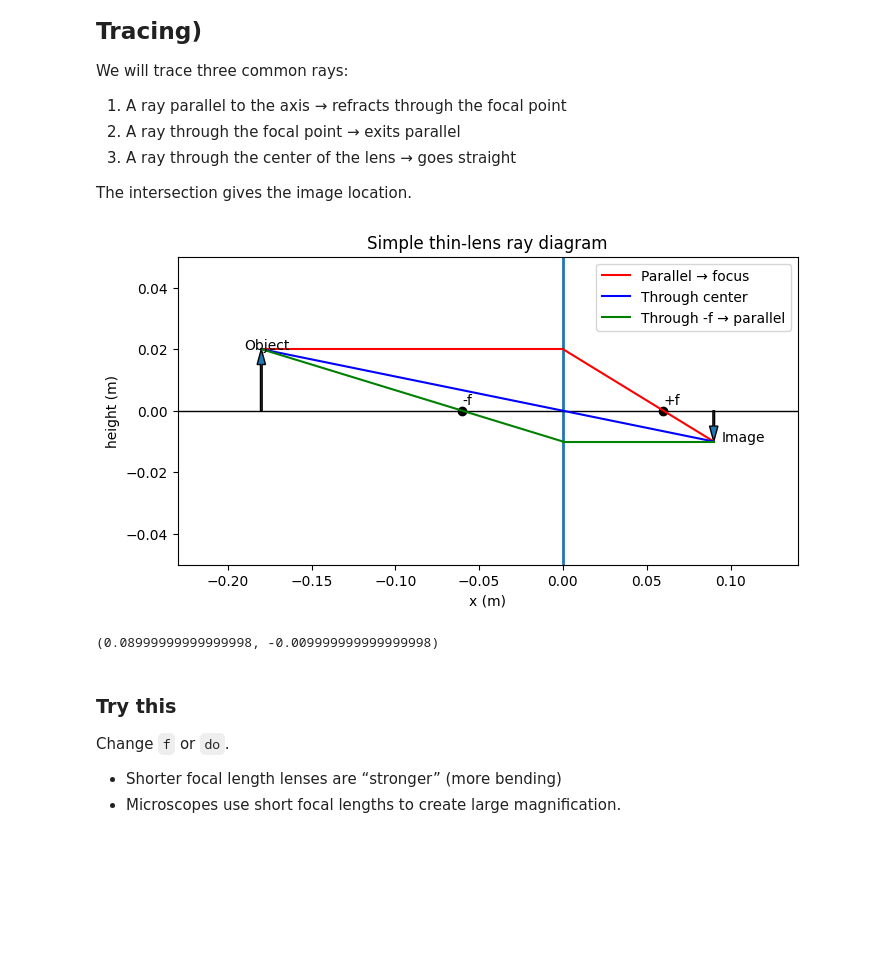
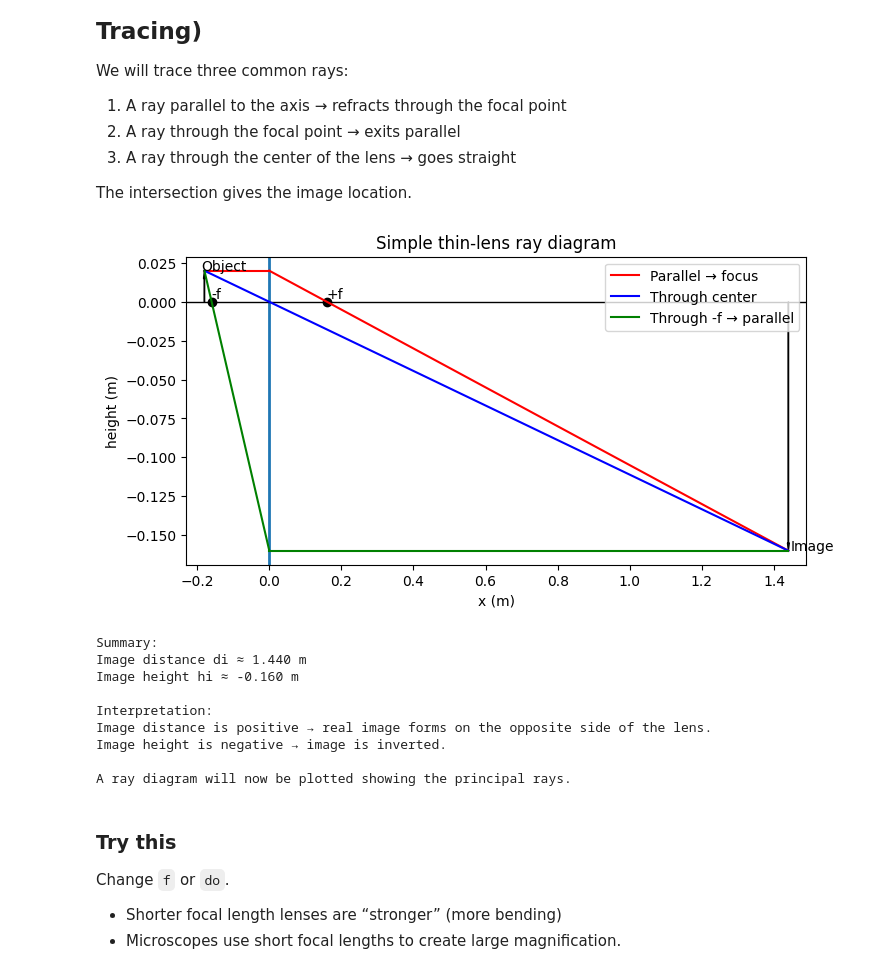
Before and after one commit to ResonanceImagingLab/MedBioPhysics_1stYear, a Jupyter notebook: Ch09_OpticsAndImaging.ipynb, the cells around one changed output. Drawn from its saved outputs; the diff is of its cells as text; code cells hidden in the pictures; blank space fills up the shorter version.

```diff
--- a/Ch09_OpticsAndImaging.ipynb
+++ b/Ch09_OpticsAndImaging.ipynb
@@ -176,7 +313,7 @@ import numpy as np
 import matplotlib.pyplot as plt
 
 # Parameters (meters)
-f = 0.06
+f = 0.16
 do = 0.18
 ho = 0.02  # object height
 
@@ -212,37 +349,61 @@ y1 = np.full_like(x1, ho)
 x1b = np.linspace(0, x_img, 50)
 y1b = ho + (0-ho)*(x1b-0)/(f-0)
 
 # Ray 2: through center (straight)
 x2 = np.linspace(x_obj, x_img, 100)
 y2 = ho + (hi-ho)*(x2-x_obj)/(x_img-x_obj)
 
 # Ray 3: through -f to lens, then parallel
 # pre-lens line from object top to (-f,0)
 x3 = np.linspace(x_obj, 0, 50)
 y3 = ho + (0-ho)*(x3-x_obj)/((-f)-x_obj)
 # post-lens parallel
 x3b = np.linspace(0, x_img, 50)
 y3b = y3[-1] * np.ones_like(x3b)
 
 # Plot rays
 plt.plot(x1, y1, 'r')
 plt.plot(x1b, y1b, 'r', label="Parallel → focus")
 plt.plot(x2, y2, 'b', label="Through center")
 plt.plot(x3, y3, 'g')
 plt.plot(x3b, y3b, 'g', label="Through -f → parallel")
 
 plt.xlim(x_obj-0.05, x_img+0.05)
-plt.ylim(-0.05, 0.05)
+#plt.ylim(-0.05, 0.05)
 plt.xlabel("x (m)")
 plt.ylabel("height (m)")
 plt.title("Simple thin-lens ray diagram")
 plt.legend(loc="upper right")
 plt.show()
 
-di, hi
+print("\nSummary:")
+print(f"Image distance di ≈ {di:.3f} m")
+print(f"Image height hi ≈ {hi:.3f} m")
+
+# Interpretation
+print("\nInterpretation:")
+if di > 0:
+    print("Image distance is positive → real image forms on the opposite side of the lens.")
+else:
+    print("Image distance is negative → virtual image forms on the same side as the object.")
+
+if hi < 0:
+    print("Image height is negative → image is inverted.")
+else:
+    print("Image height is positive → image is upright.")
+
+print("\nA ray diagram will now be plotted showing the principal rays.")
 # %% [output]
-[figure, old version]
+[figure, new version]
-(0.08999999999999998, -0.009999999999999998)
+Summary:
+Image distance di ≈ 1.440 m
+Image height hi ≈ -0.160 m
+
+Interpretation:
+Image distance is positive → real image forms on the opposite side of the lens.
+Image height is negative → image is inverted.
+
+A ray diagram will now be plotted showing the principal rays.
 # %% [markdown]
 ### Try this
 Change `f` or `do`.
```
Also changed, not shown: parts of 11 cells of this notebook.
